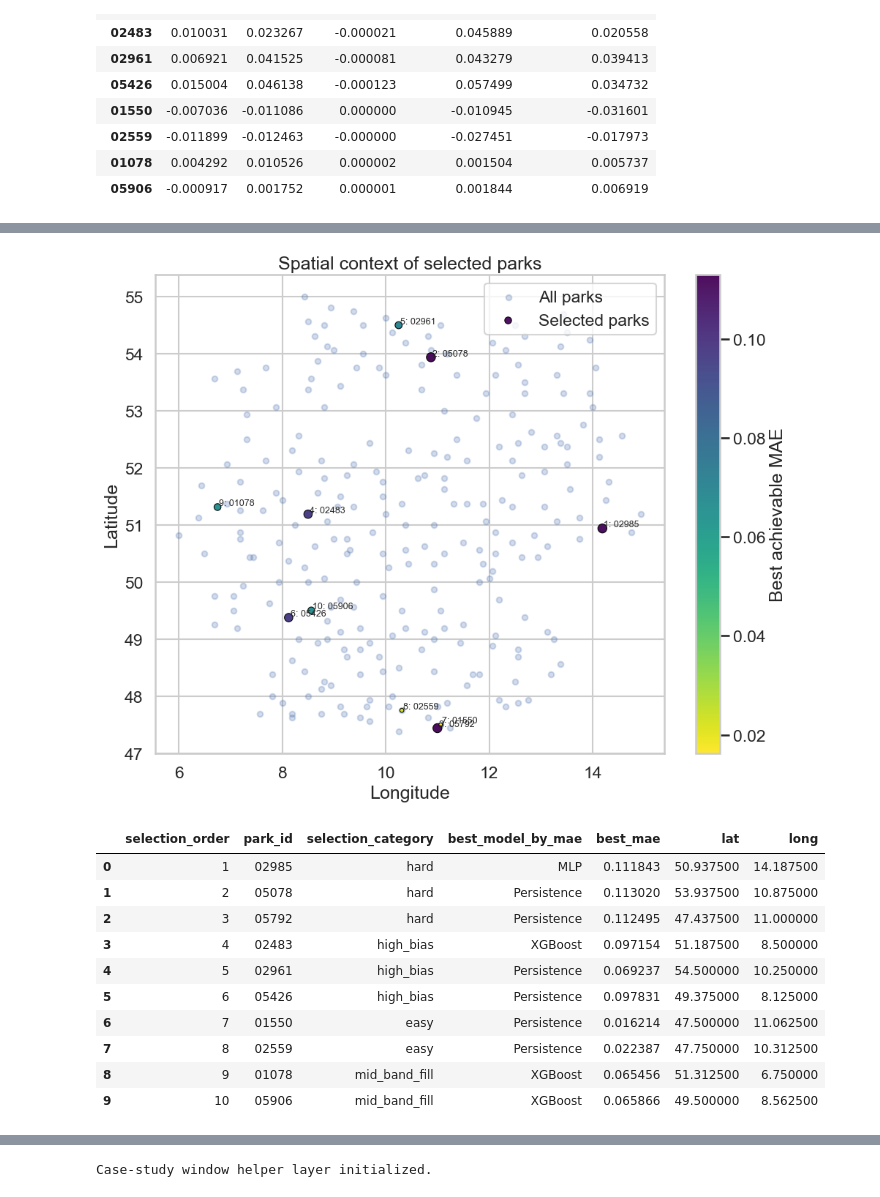
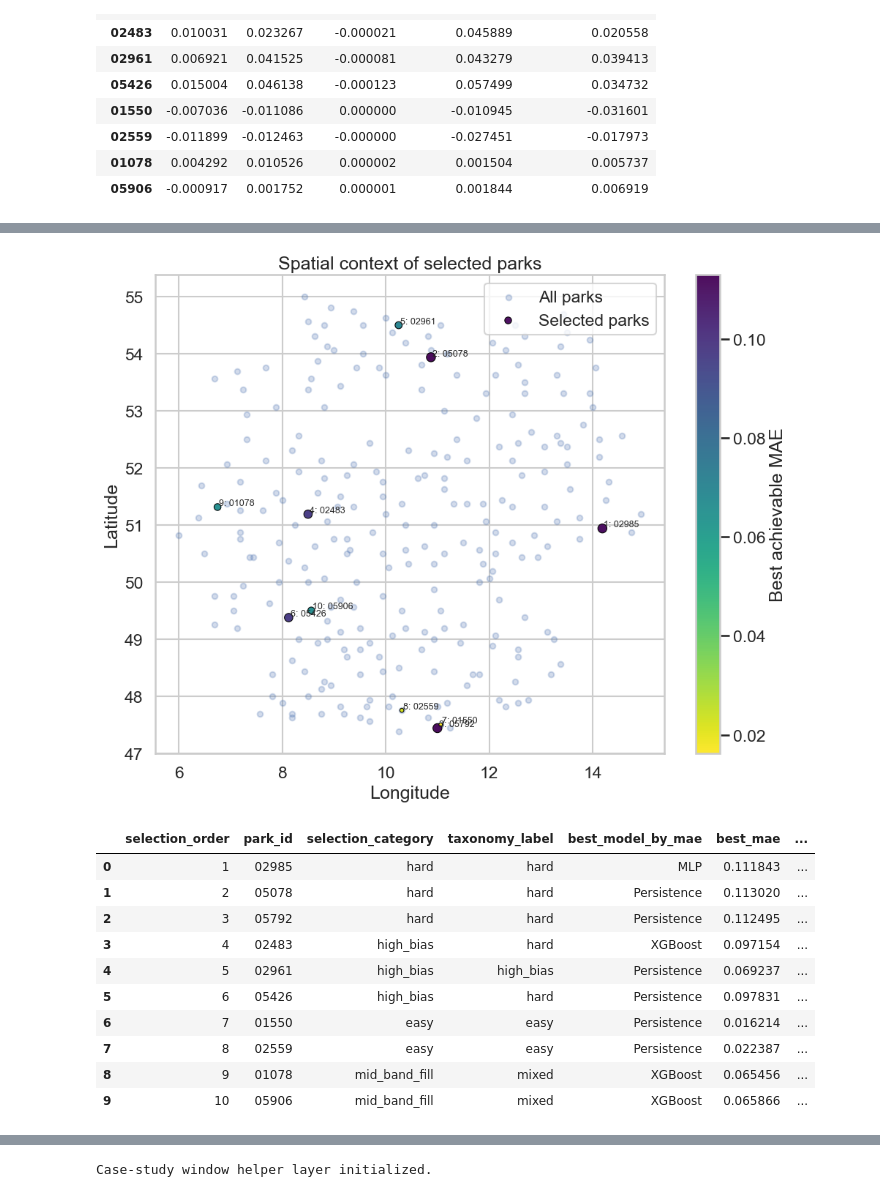
Before and after one commit to Dionysis33/WindPower_DigitalTwin, a Jupyter notebook: notebooks/09_park_level_diagnostics_and_thesis_consolidation.ipynb, the cells around one changed output, grey strips where cells are left out. Drawn from its saved outputs; the diff is of its cells as text; code cells hidden in the pictures.

```diff
--- a/notebooks/09_park_level_diagnostics_and_thesis_consolidation.ipynb
+++ b/notebooks/09_park_level_diagnostics_and_thesis_consolidation.ipynb
@@ -270,6 +300,28 @@ def read_csv_strict(path: Path, label: str) -> pd.DataFrame:
         raise ValueError(f"[{label}] Loaded DataFrame is empty: {path}")
 
     return df
+
+
+def percentile_rank(series: pd.Series, ascending: bool = True) -> pd.Series:
+    ranked = series.rank(method="average", pct=True, ascending=ascending)
+    return ranked.astype(float)
+
+
+def classify_percentile_band(value: float, low: float = PERCENTILE_LOW, high: float = PERCENTILE_HIGH) -> str:
+    if pd.isna(value):
+        return "unknown"
+    if value <= low:
+        return "low_tail"
+    if value >= high:
+        return "high_tail"
+    return "mid_band"
+
+
+def infer_wind_context_column(df: pd.DataFrame) -> str | None:
+    for col in ["Wind_Speed_100m_ms", "ws_ref"]:
+        if col in df.columns:
+            return col
+    return None
 
 
 def load_test_final(path: Path) -> pd.DataFrame:
@@ -841,11 +888,11 @@ analysis_df shape = (5431680, 19)
 # %%
 # ============================================================
-# NB09 | Park-level aggregation helpers και tables
+# NB09 | Park-level aggregation helpers και base tables
 # ============================================================
 
 def compute_park_level_metrics(df: pd.DataFrame) -> pd.DataFrame:
     """
-    Υπολογίζει thesis-ready park-level metrics ανά (park_id, model).
+    Υπολογίζει park-level metrics ανά (park_id, model).
 
     residual = y_true - y_pred
     άρα:
@@ -871,6 +918,8 @@ def compute_park_level_metrics(df: pd.DataFrame) -> pd.DataFrame:
         .reset_index()
     )
 
+    grouped["residual_std"] = grouped["residual_std"].fillna(0.0)
+
     grouped["bias_direction"] = np.where(
         grouped["mean_residual"] > 0,
         "underpredicting",
@@ -879,7 +928,6 @@ def compute_park_level_metrics(df: pd.DataFrame) -> pd.DataFrame:
 
     grouped["abs_bias"] = grouped["mean_residual"].abs()
 
-    # merge overall benchmark rank για context
     benchmark_context = benchmark_ranked_df.rename(
         columns={
             "Model": "model",
@@ -1754,6 +2069,6 @@ display(best_model_counts_df)
 # %%
 # ============================================================
-# NB09 | Spatial scatter / spatial context
+# NB09 | Spatial scatter / spatial + operating context
 # ============================================================
 
 meta_spatial_df = meta_df.copy().rename(columns={"loc_id": "park_id"})
@@ -1775,7 +2090,7 @@ all_parks_spatial_df = (
 )
 
 selected_spatial_df = (
-    selected_park_overview_df
+    selected_cohort_coverage_audit_df
     .merge(
         meta_spatial_df[["park_id", "lat", "long"]],
         on="park_id",
@@ -1794,7 +2109,6 @@ if missing_selected_coords > 0:
 
 plt.figure(figsize=(10, 8))
 
-# Background: όλα τα benchmark-ready parks
 plt.scatter(
     all_parks_spatial_df["long"],
     all_parks_spatial_df["lat"],
@@ -1803,7 +2117,6 @@ plt.scatter(
     label="All parks",
 )
 
-# Overlay: selected parks, size by best_mae
 plt.scatter(
     selected_spatial_df["long"],
     selected_spatial_df["lat"],
@@ -1822,44 +2135,50 @@ for _, row in selected_spatial_df.iterrows():
         row["lat"] + 0.03,
         f"{row['selection_order']}: {row['park_id']}",
         fontsize=9,
     )
 
 cbar = plt.colorbar()
 cbar.set_label("Best achievable MAE")
 
 plt.title("Spatial context of selected parks")
 plt.xlabel("Longitude")
 plt.ylabel("Latitude")
 plt.legend(loc="best")
 plt.tight_layout()
 plt.show()
 
 display(
     selected_spatial_df[
         [
             "selection_order",
             "park_id",
             "selection_category",
+            "taxonomy_label",
             "best_model_by_mae",
             "best_mae",
+            "mean_wind_level",
+            "high_wind_share",
+            "mean_power_level",
+            "high_power_share",
+            "variability_context",
             "lat",
             "long",
         ]
     ]
 )
 # %% [output]
 [figure]
-|  | selection_order | park_id | selection_category | best_model_by_mae | best_mae | lat | long |
-| 0 | 1 | 02985 | hard | MLP | 0.111843 | 50.937500 | 14.187500 |
-| 1 | 2 | 05078 | hard | Persistence | 0.113020 | 53.937500 | 10.875000 |
-| 2 | 3 | 05792 | hard | Persistence | 0.112495 | 47.437500 | 11.000000 |
-| 3 | 4 | 02483 | high_bias | XGBoost | 0.097154 | 51.187500 | 8.500000 |
-| 4 | 5 | 02961 | high_bias | Persistence | 0.069237 | 54.500000 | 10.250000 |
-| 5 | 6 | 05426 | high_bias | Persistence | 0.097831 | 49.375000 | 8.125000 |
-| 6 | 7 | 01550 | easy | Persistence | 0.016214 | 47.500000 | 11.062500 |
-| 7 | 8 | 02559 | easy | Persistence | 0.022387 | 47.750000 | 10.312500 |
-| 8 | 9 | 01078 | mid_band_fill | XGBoost | 0.065456 | 51.312500 | 6.750000 |
-| 9 | 10 | 05906 | mid_band_fill | XGBoost | 0.065866 | 49.500000 | 8.562500 |
+|  | selection_order | park_id | selection_category | taxonomy_label | best_model_by_mae | best_mae | ... |
+| 0 | 1 | 02985 | hard | hard | MLP | 0.111843 | ... |
+| 1 | 2 | 05078 | hard | hard | Persistence | 0.113020 | ... |
+| 2 | 3 | 05792 | hard | hard | Persistence | 0.112495 | ... |
+| 3 | 4 | 02483 | high_bias | hard | XGBoost | 0.097154 | ... |
+| 4 | 5 | 02961 | high_bias | high_bias | Persistence | 0.069237 | ... |
+| 5 | 6 | 05426 | high_bias | hard | Persistence | 0.097831 | ... |
+| 6 | 7 | 01550 | easy | easy | Persistence | 0.016214 | ... |
+| 7 | 8 | 02559 | easy | easy | Persistence | 0.022387 | ... |
+| 8 | 9 | 01078 | mid_band_fill | mixed | XGBoost | 0.065456 | ... |
+| 9 | 10 | 05906 | mid_band_fill | mixed | XGBoost | 0.065866 | ... |
 # %% [markdown]
 ## Case-study figure design
 
```
Also changed, not shown: parts of 25 cells of this notebook.
